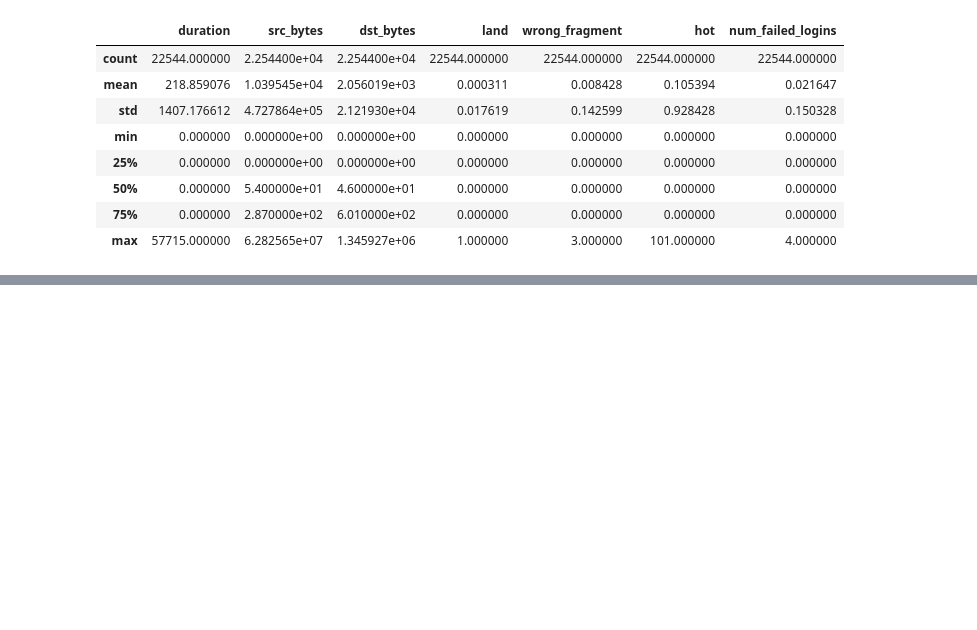
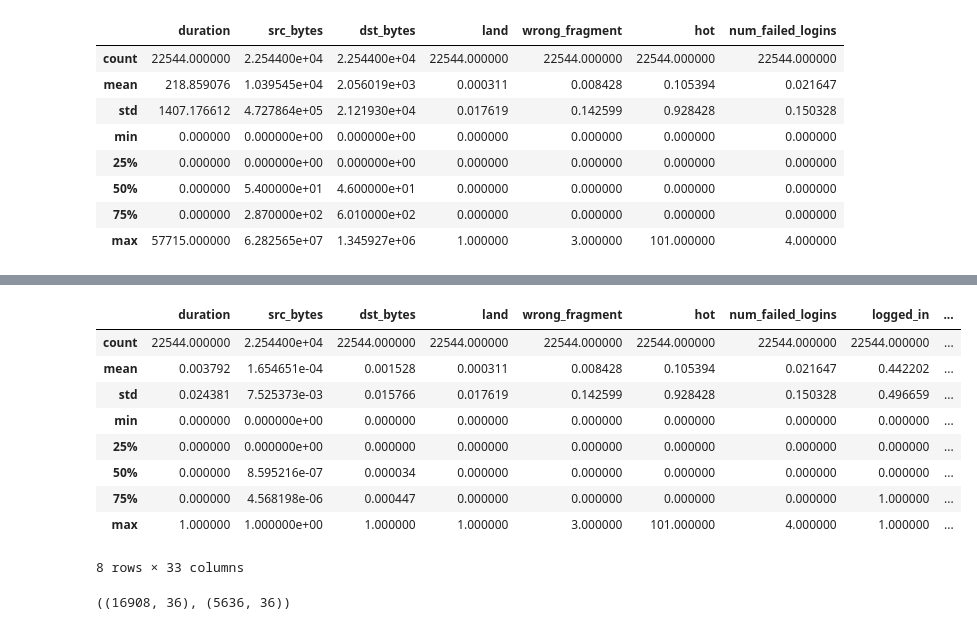
Before and after one commit to rakeshvitta/rakeshvitta, a Jupyter notebook: Assignment_Group250.ipynb, the cells around one changed output, grey strips where cells are left out. Cells and saved outputs as stored; diff of their text form; code cells hidden in the pictures; blank space fills up the shorter version.

```diff
--- a/Assignment_Group250.ipynb
+++ b/Assignment_Group250.ipynb
@@ -429,0 +482,15 @@ scaled = scaler.fit_transform(df2['duration'])
+# %%
+scaled_dst = scaler.fit_transform(df2[['dst_bytes']])
+df2['dst_bytes']=scaled_dst
+df2.describe()
+# %% [output]
+|  | duration | src_bytes | dst_bytes | land | wrong_fragment | hot | num_failed_logins | logged_in | ... |
+| count | 22544.000000 | 2.254400e+04 | 22544.000000 | 22544.000000 | 22544.000000 | 22544.000000 | 22544.000000 | 22544.000000 | ... |
+| mean | 0.003792 | 1.654651e-04 | 0.001528 | 0.000311 | 0.008428 | 0.105394 | 0.021647 | 0.442202 | ... |
+| std | 0.024381 | 7.525373e-03 | 0.015766 | 0.017619 | 0.142599 | 0.928428 | 0.150328 | 0.496659 | ... |
+| min | 0.000000 | 0.000000e+00 | 0.000000 | 0.000000 | 0.000000 | 0.000000 | 0.000000 | 0.000000 | ... |
+| 25% | 0.000000 | 0.000000e+00 | 0.000000 | 0.000000 | 0.000000 | 0.000000 | 0.000000 | 0.000000 | ... |
+| 50% | 0.000000 | 8.595216e-07 | 0.000034 | 0.000000 | 0.000000 | 0.000000 | 0.000000 | 0.000000 | ... |
+| 75% | 0.000000 | 4.568198e-06 | 0.000447 | 0.000000 | 0.000000 | 0.000000 | 0.000000 | 1.000000 | ... |
+| max | 1.000000 | 1.000000e+00 | 1.000000 | 1.000000 | 3.000000 | 101.000000 | 4.000000 | 1.000000 | ... |
+8 rows × 33 columns
@@ -429,0 +500,5 @@ scaled = scaler.fit_transform(df2['duration'])
+# %%
+X_train, X_test, y_train, y_test = train_test_split(X, y)
+X_train.shape, X_test.shape
+# %% [output]
+((16908, 36), (5636, 36))
```
Also changed, not shown: parts of 17 cells of this notebook.
